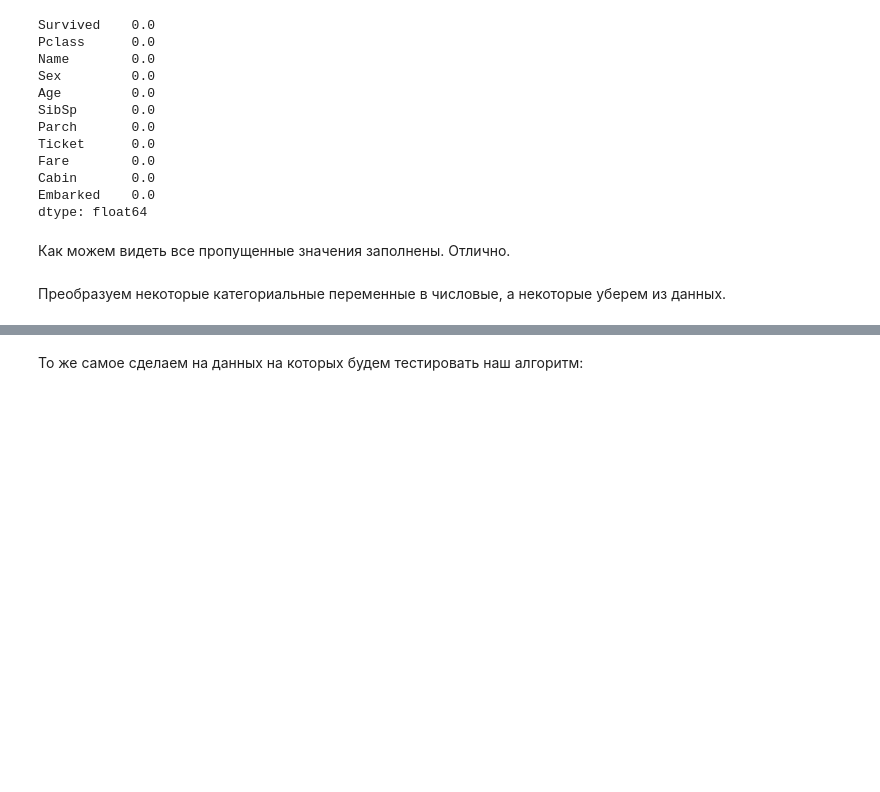
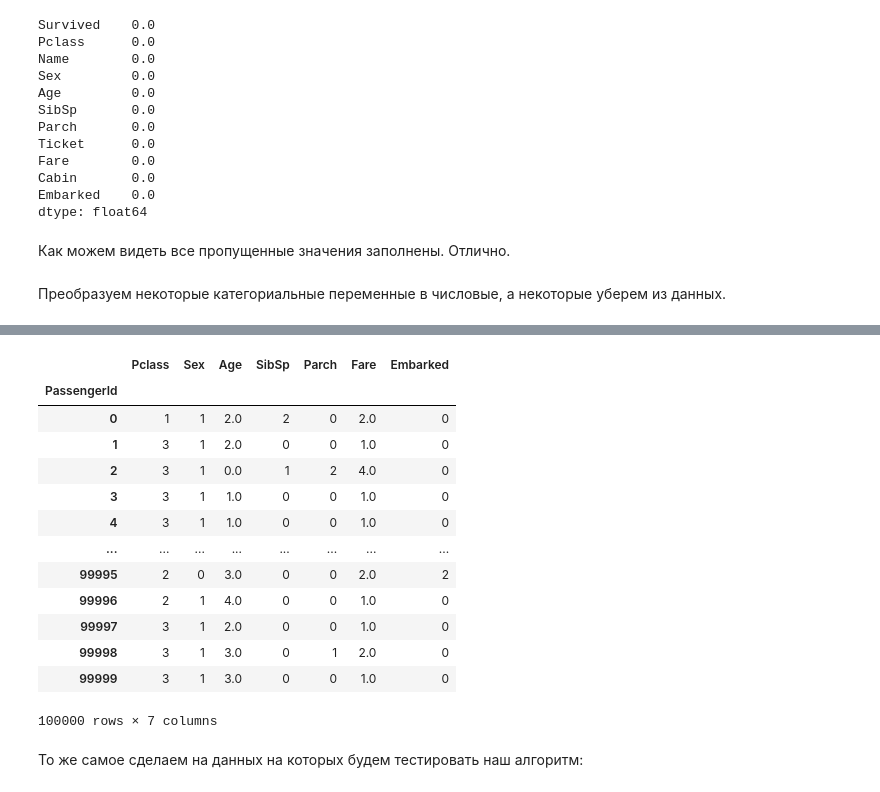
Before and after one commit to AlexeyZubar/Classification_linear_knn, a Jupyter notebook: hw_classification.ipynb, the cells around one changed output, grey strips where cells are left out. Saved outputs shown, nothing was run; the diff lists cells and outputs as text; code cells hidden in the pictures; blank space fills up the shorter version.

```diff
--- a/hw_classification.ipynb
+++ b/hw_classification.ipynb
@@ -875,3 +898,5 @@ data['Fare'] = data['Fare'].fillna(data['Fare'].median())
 data['Embarked'] = data['Embarked'].fillna('U')
 data['Cabin'] = data['Cabin'].fillna('U')
 data['Ticket'] = data['Ticket'].fillna('U')
+data['Cabin'] = data['Cabin'].fillna('X')
+data.info()
@@ -948,3 +963,71 @@ Name: Survived, Length: 100000, dtype: int64
+# %%
+#Поменяем пол
+data['Sex'] = np.where(data['Sex']=='male', 1, 0)
+
+
+#Поменяем порт отправления
+data.loc[data['Embarked']=='S', 'Embarked']= 0
+data.loc[data['Embarked']=='Q', 'Embarked']= 1
+data.loc[data['Embarked']=='C', 'Embarked']= 2
+data.loc[data['Embarked']=='U', 'Embarked']= -1
+
+data.loc[data['Cabin'].str[0]=='A', 'Cabin']= 1
+data.loc[data['Cabin'].str[0]=='B', 'Cabin']= 2
+data.loc[data['Cabin'].str[0]=='C', 'Cabin']= 3
+data.loc[data['Cabin'].str[0]=='D', 'Cabin']= 4
+data.loc[data['Cabin'].str[0]=='E', 'Cabin']= 5
+data.loc[data['Cabin'].str[0]=='F', 'Cabin']= 6
+data.loc[data['Cabin'].str[0]=='G', 'Cabin']= 7
+data.loc[data['Cabin'].str[0]=='T', 'Cabin']= 1
+data.loc[data['Cabin'].str[0]=='U', 'Cabin']= 8
+
+
+data.loc[data['Age'].le(16), 'Age']= 0
+data.loc[data['Age'].gt(16) & data['Age'].le(32), 'Age']= 1
+data.loc[data['Age'].gt(32) & data['Age'].le(48), 'Age']= 2
+data.loc[data['Age'].gt(48) & data['Age'].le(64), 'Age']= 3
+data.loc[data['Age'].gt(64), 'Age']= 4
+data['Age'].astype(int)
+
+data.loc[data['Fare'].le(7.25), 'Fare']= 0
+data.loc[data['Fare'].le(14.5) & data['Fare'].gt(7.25), 'Fare']= 1
+data.loc[data['Fare'].le(31) & data['Fare'].gt(14.5), 'Fare']= 2
+data.loc[data['Fare'].gt(31), 'Fare']= 4
+data['Fare'].astype(int)
+'''
+def label_race (row):
+    if row['SibSp']==0 & row['Parch']==0 :
+        return 1
+    else:
+        return 0
+data['One'] = data.apply(lambda row: label_race(row), axis=1)
+'''
+#Уберем некоторые столбцы, которые не нужны на первый взгляд
+data.drop(columns=['Name','Ticket','Cabin'],axis = 1, inplace=True)
+
+
+
+
+
+
+
+y=data.pop("Survived")
+data
+# %% [output]
+|  | Pclass | Sex | Age | SibSp | Parch | Fare | Embarked |
+| PassengerId |  |  |  |  |  |  |  |
+| 0 | 1 | 1 | 2.0 | 2 | 0 | 2.0 | 0 |
+| 1 | 3 | 1 | 2.0 | 0 | 0 | 1.0 | 0 |
+| 2 | 3 | 1 | 0.0 | 1 | 2 | 4.0 | 0 |
+| 3 | 3 | 1 | 1.0 | 0 | 0 | 1.0 | 0 |
+| 4 | 3 | 1 | 1.0 | 0 | 0 | 1.0 | 0 |
+| ... | ... | ... | ... | ... | ... | ... | ... |
+| 99995 | 2 | 0 | 3.0 | 0 | 0 | 2.0 | 2 |
+| 99996 | 2 | 1 | 4.0 | 0 | 0 | 1.0 | 0 |
+| 99997 | 3 | 1 | 2.0 | 0 | 0 | 1.0 | 0 |
+| 99998 | 3 | 1 | 3.0 | 0 | 1 | 2.0 | 0 |
+| 99999 | 3 | 1 | 3.0 | 0 | 0 | 1.0 | 0 |
+100000 rows × 7 columns
 # %% [markdown]
 То же самое сделаем на данных на которых будем тестировать наш алгоритм:
 # %%
```
Also changed, not shown: parts of 22 cells of this notebook.
